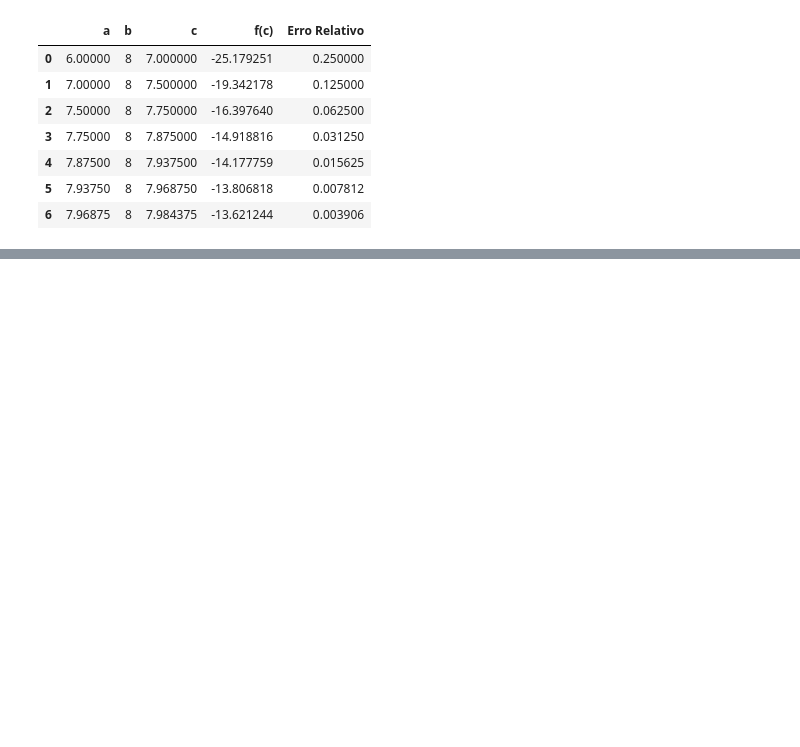
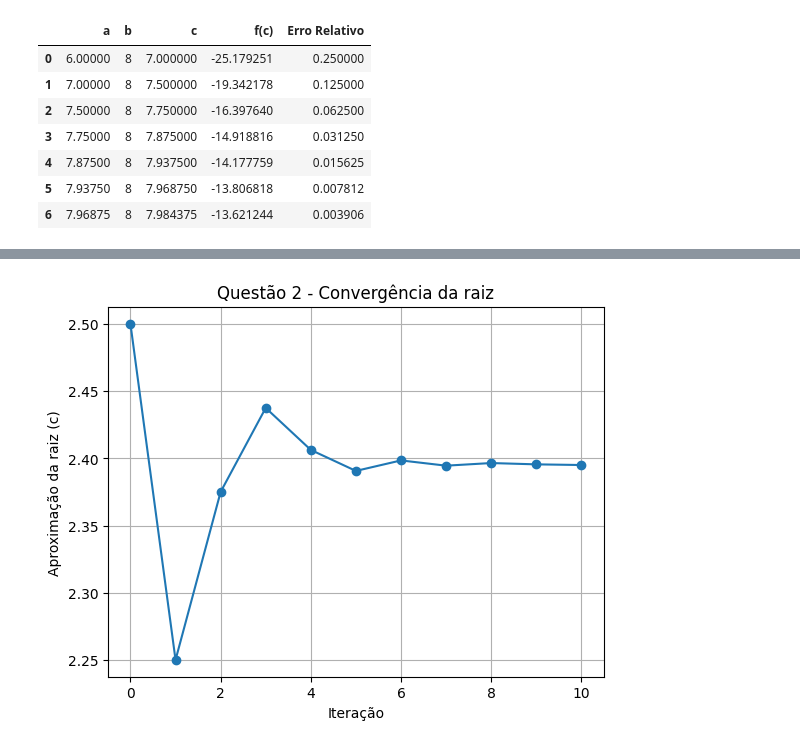
Before and after one commit to flaviofilho001/Prova1CalcNumerico, a Jupyter notebook: questoes.ipynb, the cells around one changed output, grey strips where cells are left out. Drawn from its saved outputs; the diff is of its cells as text; code cells hidden in the pictures; blank space fills up the shorter version.

```diff
--- a/questoes.ipynb
+++ b/questoes.ipynb
@@ -156,3 +155,12 @@ questao_dois
+# %%
+plt.plot(questao_dois['c'], marker='o')
+plt.xlabel('Iteração')
+plt.ylabel('Aproximação da raiz (c)')
+plt.title('Questão 2 - Convergência da raiz')
+plt.grid(True)
+plt.show()
+# %% [output]
+[figure, added]
 # %%
 #questao 4
 
```
Also changed, not shown: parts of 9 cells of this notebook, 3 other files.
